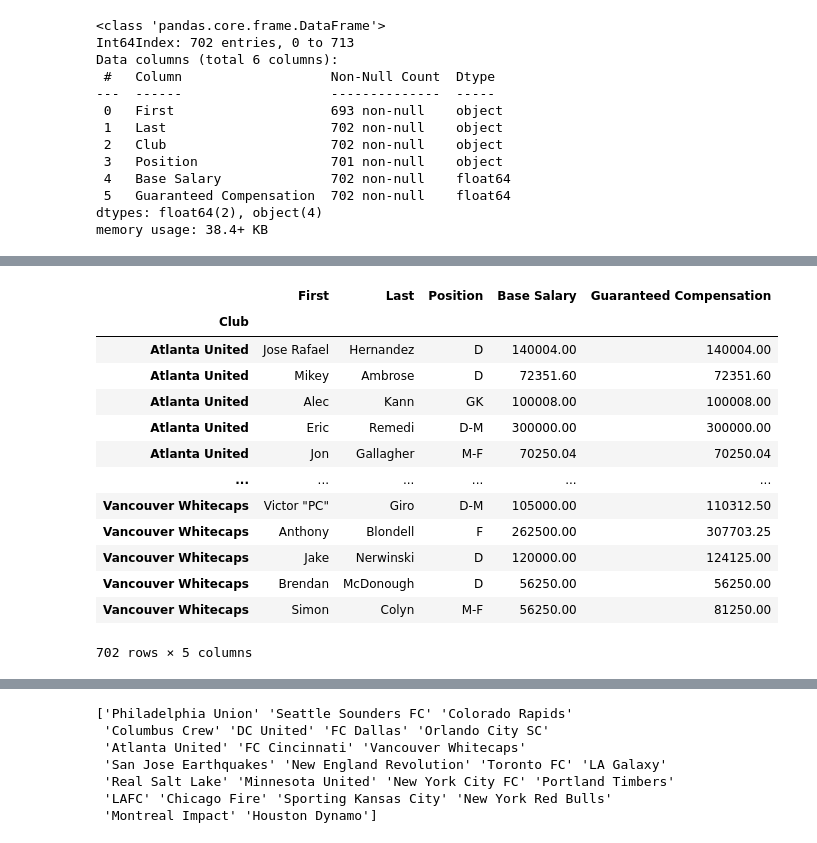
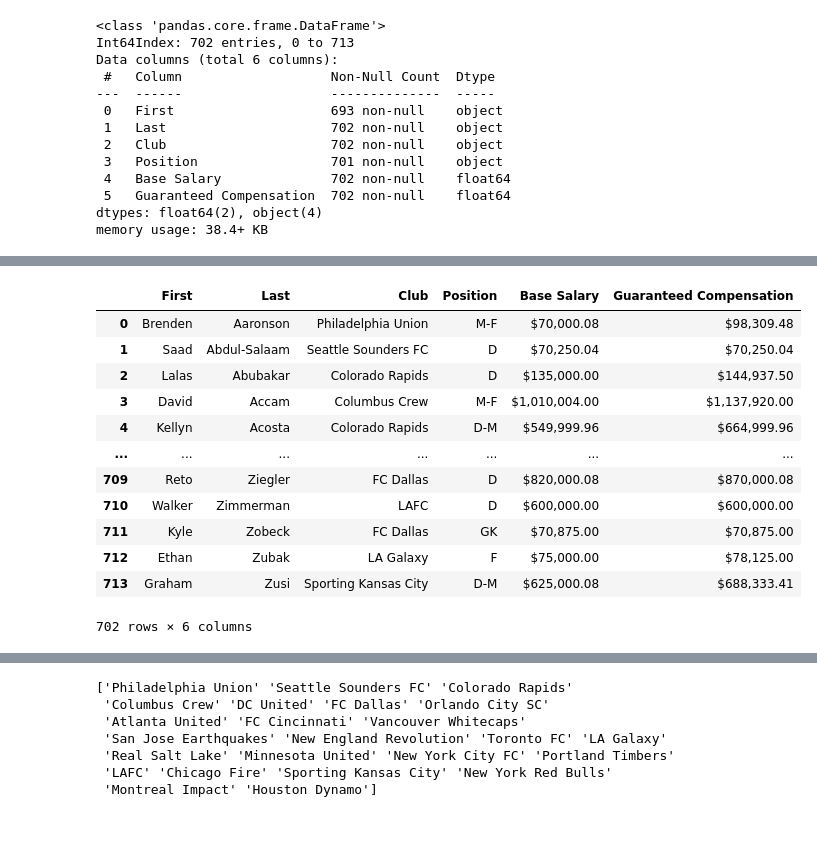
Before and after one commit to dgustave/ETL-Challenge, a Jupyter notebook: mls-data-asmvm/mls_salary.ipynb, the cells around one changed output, grey strips where cells are left out. Drawn from its saved outputs; the diff is of its cells as text; code cells hidden in the pictures.

```diff
--- a/mls-data-asmvm/mls_salary.ipynb
+++ b/mls-data-asmvm/mls_salary.ipynb
@@ -165,18 +150,21 @@ roster
-# %%
-final_roster = roster.sort_index()
-final_roster
-# %% [output]
-|  | First | Last | Position | Base Salary | Guaranteed Compensation |
-| Club |  |  |  |  |  |
-| Atlanta United | Jose Rafael | Hernandez | D | 140004.00 | 140004.00 |
-| Atlanta United | Mikey | Ambrose | D | 72351.60 | 72351.60 |
-| Atlanta United | Alec | Kann | GK | 100008.00 | 100008.00 |
-| Atlanta United | Eric | Remedi | D-M | 300000.00 | 300000.00 |
-| Atlanta United | Jon | Gallagher | M-F | 70250.04 | 70250.04 |
-| ... | ... | ... | ... | ... | ... |
-| Vancouver Whitecaps | Victor "PC" | Giro | D-M | 105000.00 | 110312.50 |
-| Vancouver Whitecaps | Anthony | Blondell | F | 262500.00 | 307703.25 |
-| Vancouver Whitecaps | Jake | Nerwinski | D | 120000.00 | 124125.00 |
-| Vancouver Whitecaps | Brendan | McDonough | D | 56250.00 | 56250.00 |
-| Vancouver Whitecaps | Simon | Colyn | M-F | 56250.00 | 81250.00 |
-702 rows × 5 columns
+# %%
+# organize data by club name and format salary and compensation as currency
+# set clubs as foreign key (question: will setting club as index affect push to sql?)
+# final_roster = roster.sort_index()
+pd.options.display.float_format = '${:,.2f}'.format
+# final_roster.groupby(['Club']).agg({'Base Salary':[sum]})
+df
+# %% [output]
+|  | First | Last | Club | Position | Base Salary | Guaranteed Compensation |
+| 0 | Brenden | Aaronson | Philadelphia Union | M-F | $70,000.08 | $98,309.48 |
+| 1 | Saad | Abdul-Salaam | Seattle Sounders FC | D | $70,250.04 | $70,250.04 |
+| 2 | Lalas | Abubakar | Colorado Rapids | D | $135,000.00 | $144,937.50 |
+| 3 | David | Accam | Columbus Crew | M-F | $1,010,004.00 | $1,137,920.00 |
+| 4 | Kellyn | Acosta | Colorado Rapids | D-M | $549,999.96 | $664,999.96 |
+| ... | ... | ... | ... | ... | ... | ... |
+| 709 | Reto | Ziegler | FC Dallas | D | $820,000.08 | $870,000.08 |
+| 710 | Walker | Zimmerman | LAFC | D | $600,000.00 | $600,000.00 |
+| 711 | Kyle | Zobeck | FC Dallas | GK | $70,875.00 | $70,875.00 |
+| 712 | Ethan | Zubak | LA Galaxy | F | $75,000.00 | $78,125.00 |
+| 713 | Graham | Zusi | Sporting Kansas City | D-M | $625,000.08 | $688,333.41 |
+702 rows × 6 columns
```
Also changed, not shown: parts of 19 cells of this notebook.
